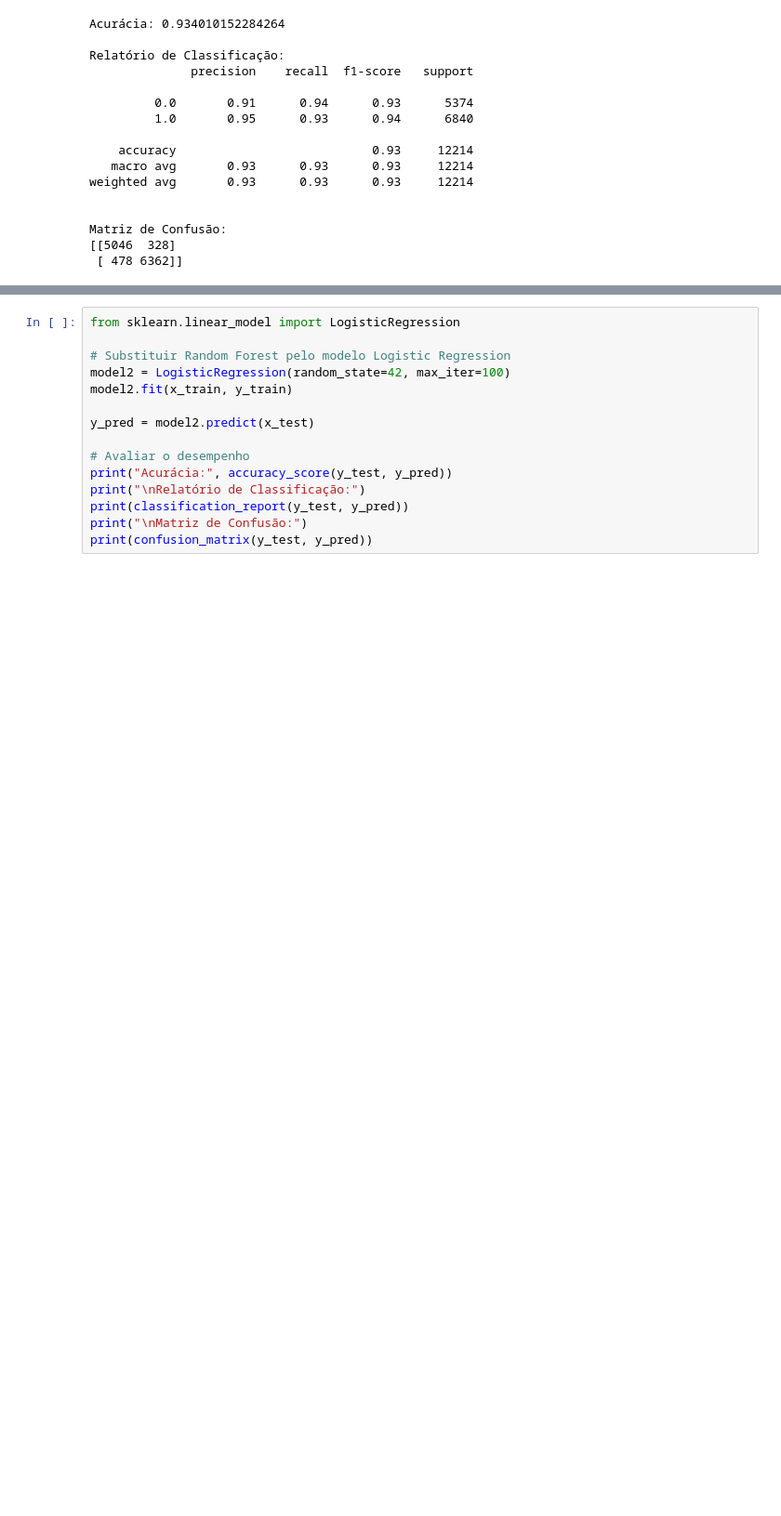
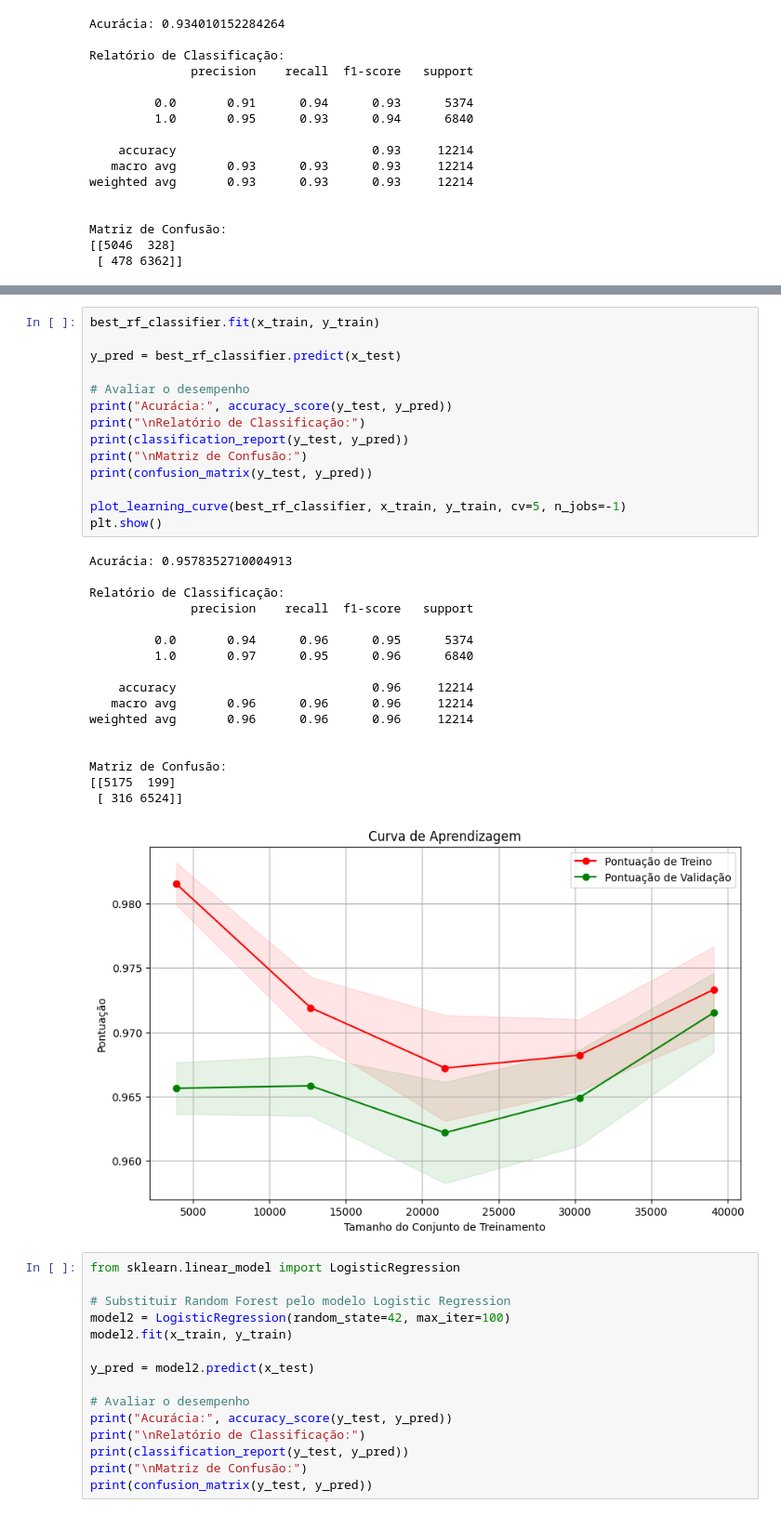
Before and after one commit to Sombra-MLET2/1-up-classifier, a Jupyter notebook: ml-models/Mushroom_Safety_Classifier.ipynb, the cells around one changed output, grey strips where cells are left out. Shown: that part at 93% size. Saved outputs shown, nothing was run; the diff lists cells and outputs as text; blank space fills up the shorter version.

```diff
--- a/ml-models/Mushroom_Safety_Classifier.ipynb
+++ b/ml-models/Mushroom_Safety_Classifier.ipynb
@@ -288,3 +316,35 @@ Matriz de Confusão:
+# %%
+best_rf_classifier.fit(x_train, y_train)
+
+y_pred = best_rf_classifier.predict(x_test)
+
+# Avaliar o desempenho
+print("Acurácia:", accuracy_score(y_test, y_pred))
+print("\nRelatório de Classificação:")
+print(classification_report(y_test, y_pred))
+print("\nMatriz de Confusão:")
+print(confusion_matrix(y_test, y_pred))
+
+plot_learning_curve(best_rf_classifier, x_train, y_train, cv=5, n_jobs=-1)
+plt.show()
+# %% [output]
+Acurácia: 0.9578352710004913
+
+Relatório de Classificação:
+              precision    recall  f1-score   support
+
+         0.0       0.94      0.96      0.95      5374
+         1.0       0.97      0.95      0.96      6840
+
+    accuracy                           0.96     12214
+   macro avg       0.96      0.96      0.96     12214
+weighted avg       0.96      0.96      0.96     12214
+
+
+Matriz de Confusão:
+[[5175  199]
+ [ 316 6524]]
+[figure, added]
 # %%
 from sklearn.linear_model import LogisticRegression
 
```
Also changed, not shown: parts of 4 cells of this notebook, 1 other file.
